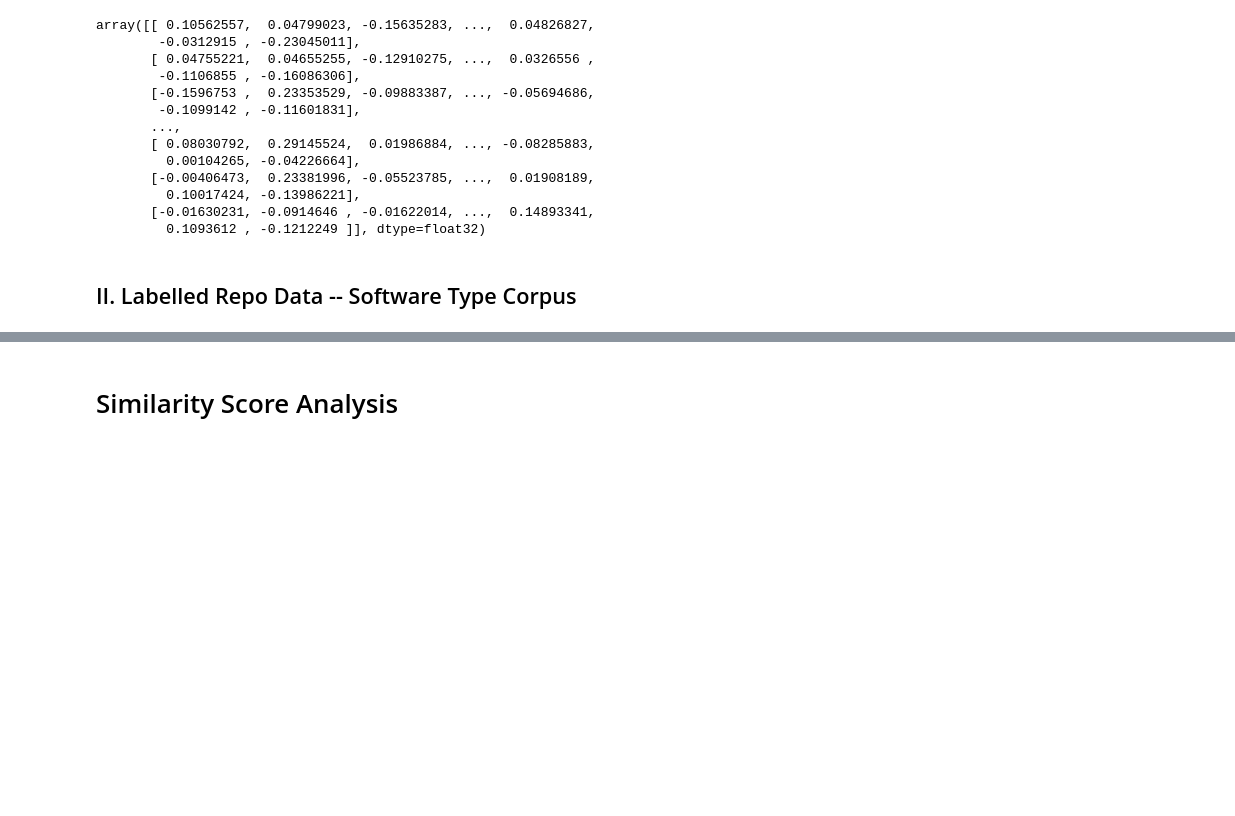
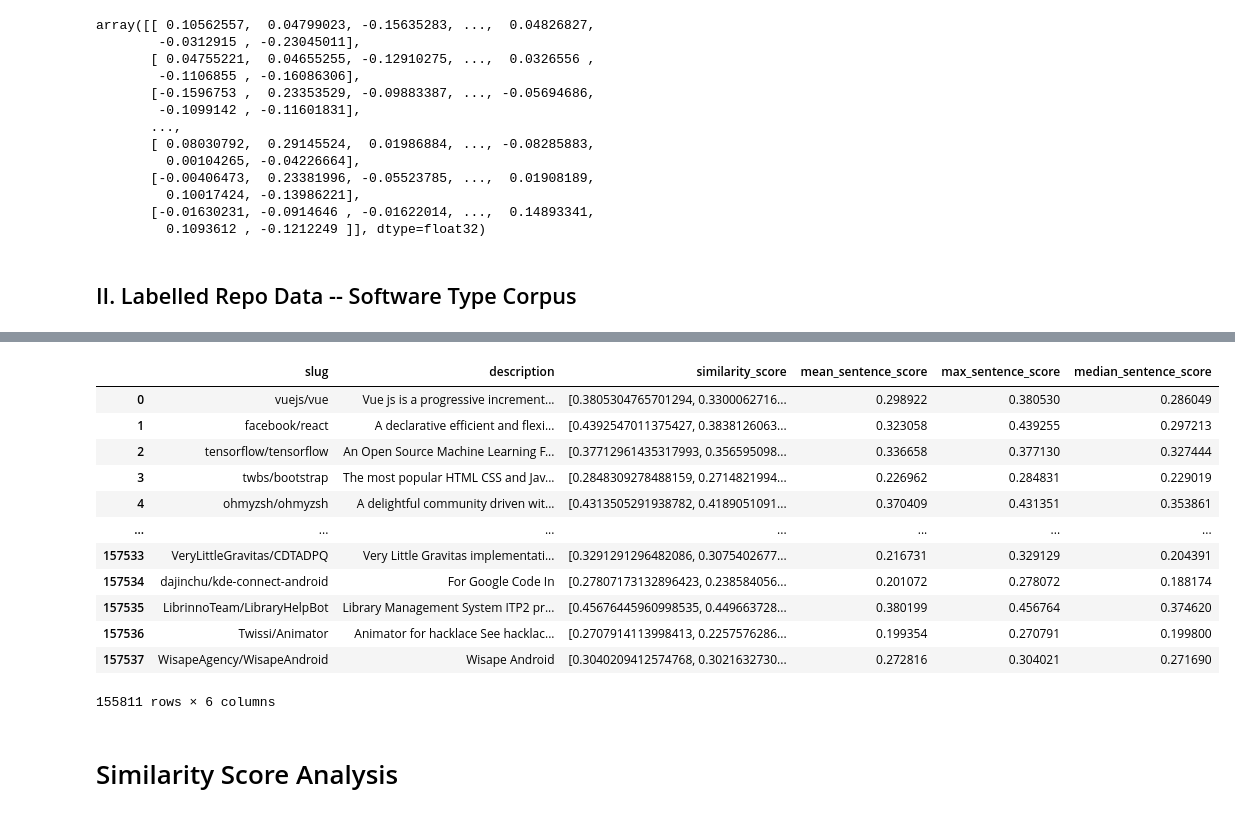
Before and after one commit to DSPG-Young-Scholars-Program/dspg21oss, a Jupyter notebook: src/06_bert/01_bert_init_CZ.ipynb, the cells around one changed output, grey strips where cells are left out. Cells and saved outputs as stored; diff of their text form; code cells hidden in the pictures; blank space fills up the shorter version.

```diff
--- a/src/06_bert/01_bert_init_CZ.ipynb
+++ b/src/06_bert/01_bert_init_CZ.ipynb
@@ -153,0 +181,3 @@ corpus_type_i[0:10]
+# %%
+corpus_type_i_token = desc_tokens + readme_tokens
+corpus_type_i_token
@@ -156,3 +204,3 @@ corpus_type_i[0:10]
 # %%
 # embedding for the corpus
-corpus_type_i_embeddings = embedder.encode(corpus_type_i, show_progress_bar=True) # embeddings
+corpus_type_i_embeddings = embedder.encode(corpus_type_i_token, show_progress_bar=True) # embeddings
@@ -159,6 +211,5 @@ corpus_type_i_embeddings = embedder.encode(corpus_type_i, show_progress_bar=True
 # %%
-
-queries = repo_description
+queries = np_repo_embedding
 
 # pre-specified number of sentences
 num_sentences = 10 #find 10 most similar sentences from the corpus
@@ -171,11 +222,9 @@ t1 = datetime.datetime.now()
 print("Start:", t1)
 
 for query in queries: #compare each sentence in the abstract to the software type corpus
-    #Compute embeddings
-    query_embedding = embedder.encode(query, show_progress_bar=False, convert_to_tensor=True)
 
     # We use cosine-similarity and torch.topk to find the highest k scores
-    cos_scores = util.pytorch_cos_sim(query_embedding, corpus_type_i_embeddings)[0]
+    cos_scores = util.pytorch_cos_sim(query, corpus_type_i_embeddings)[0]
 
     top_results = torch.topk(cos_scores, k=num_sentences)   #get the top k scores
     result.append(top_results.values.tolist()) #unlist the top result list
@@ -202,2 +267,34 @@ repo_data["similarity_score"] = result
+# %%
+import statistics #calculate mean and others
+
+sentence_score_ls = repo_data["similarity_score"]
+
+mean_sentence_score= []
+max_sentence_score = []
+median_sentence_score = []
+for sentence_score in sentence_score_ls:
+    mean_sentence_score.append(statistics.mean(sentence_score))
+    max_sentence_score.append(max(sentence_score))
+    median_sentence_score.append(statistics.median(sentence_score))
+
+repo_data["mean_sentence_score"]=mean_sentence_score
+repo_data["max_sentence_score"]=max_sentence_score
+repo_data["median_sentence_score"]=median_sentence_score
+# %%
+repo_data
+# %% [output]
+|  | slug | description | similarity_score | mean_sentence_score | max_sentence_score | median_sentence_score |
+| 0 | vuejs/vue | Vue js is a progressive increment... | [0.3805304765701294, 0.3300062716... | 0.298922 | 0.380530 | 0.286049 |
+| 1 | facebook/react | A declarative efficient and flexi... | [0.4392547011375427, 0.3838126063... | 0.323058 | 0.439255 | 0.297213 |
+| 2 | tensorflow/tensorflow | An Open Source Machine Learning F... | [0.37712961435317993, 0.356595098... | 0.336658 | 0.377130 | 0.327444 |
+| 3 | twbs/bootstrap | The most popular HTML CSS and Jav... | [0.2848309278488159, 0.2714821994... | 0.226962 | 0.284831 | 0.229019 |
+| 4 | ohmyzsh/ohmyzsh | A delightful community driven wit... | [0.4313505291938782, 0.4189051091... | 0.370409 | 0.431351 | 0.353861 |
+| ... | ... | ... | ... | ... | ... | ... |
+| 157533 | VeryLittleGravitas/CDTADPQ | Very Little Gravitas implementati... | [0.3291291296482086, 0.3075402677... | 0.216731 | 0.329129 | 0.204391 |
+| 157534 | dajinchu/kde-connect-android | For Google Code In | [0.27807173132896423, 0.238584056... | 0.201072 | 0.278072 | 0.188174 |
+| 157535 | LibrinnoTeam/LibraryHelpBot | Library Management System ITP2 pr... | [0.45676445960998535, 0.449663728... | 0.380199 | 0.456764 | 0.374620 |
+| 157536 | Twissi/Animator | Animator for hacklace See hacklac... | [0.2707914113998413, 0.2257576286... | 0.199354 | 0.270791 | 0.199800 |
+| 157537 | WisapeAgency/WisapeAndroid | Wisape Android | [0.3040209412574768, 0.3021632730... | 0.272816 | 0.304021 | 0.271690 |
+155811 rows × 6 columns
 # %%
 #save csv
```
Also changed, not shown: parts of 21 cells of this notebook, 16 other files.
